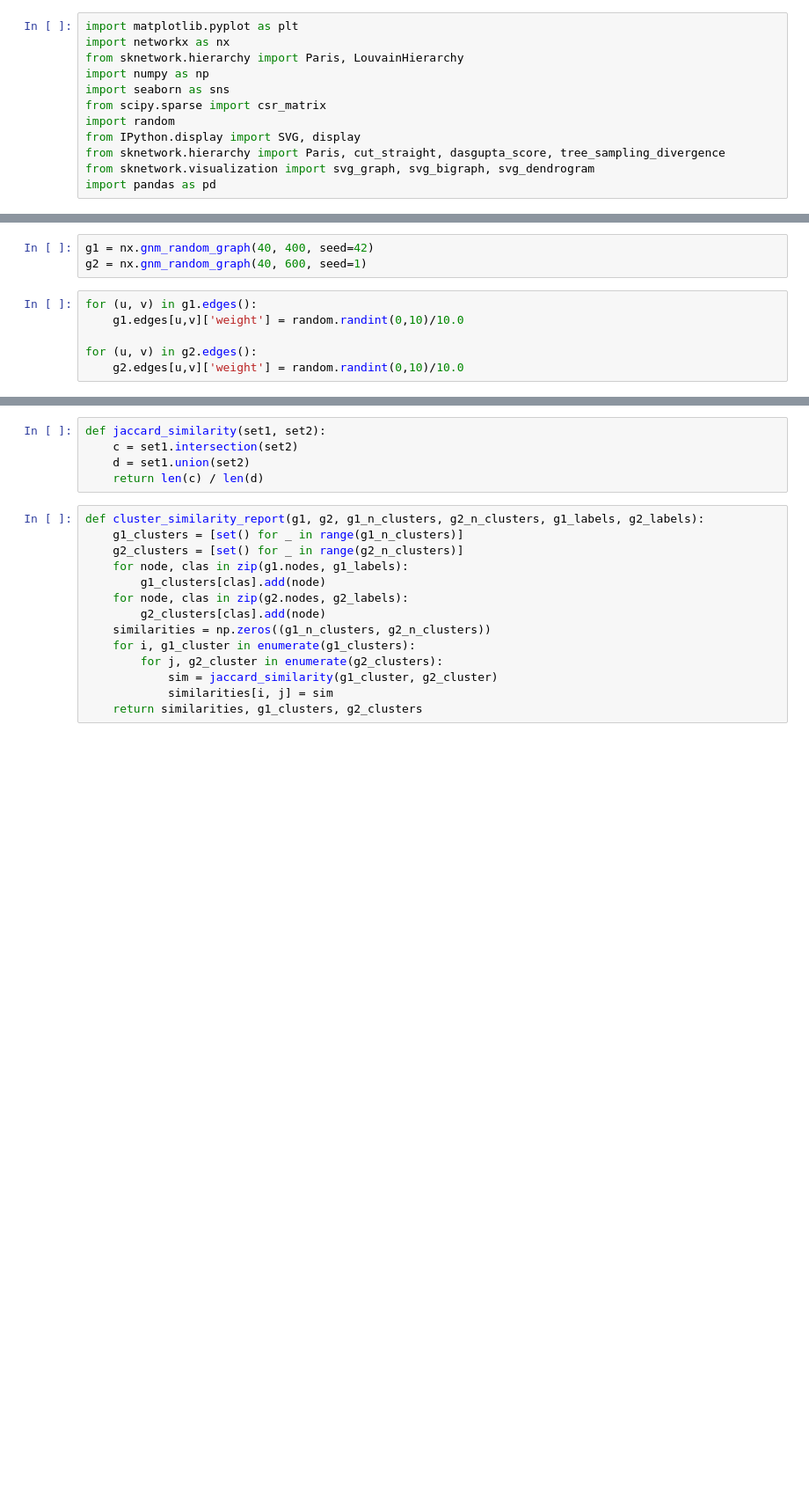
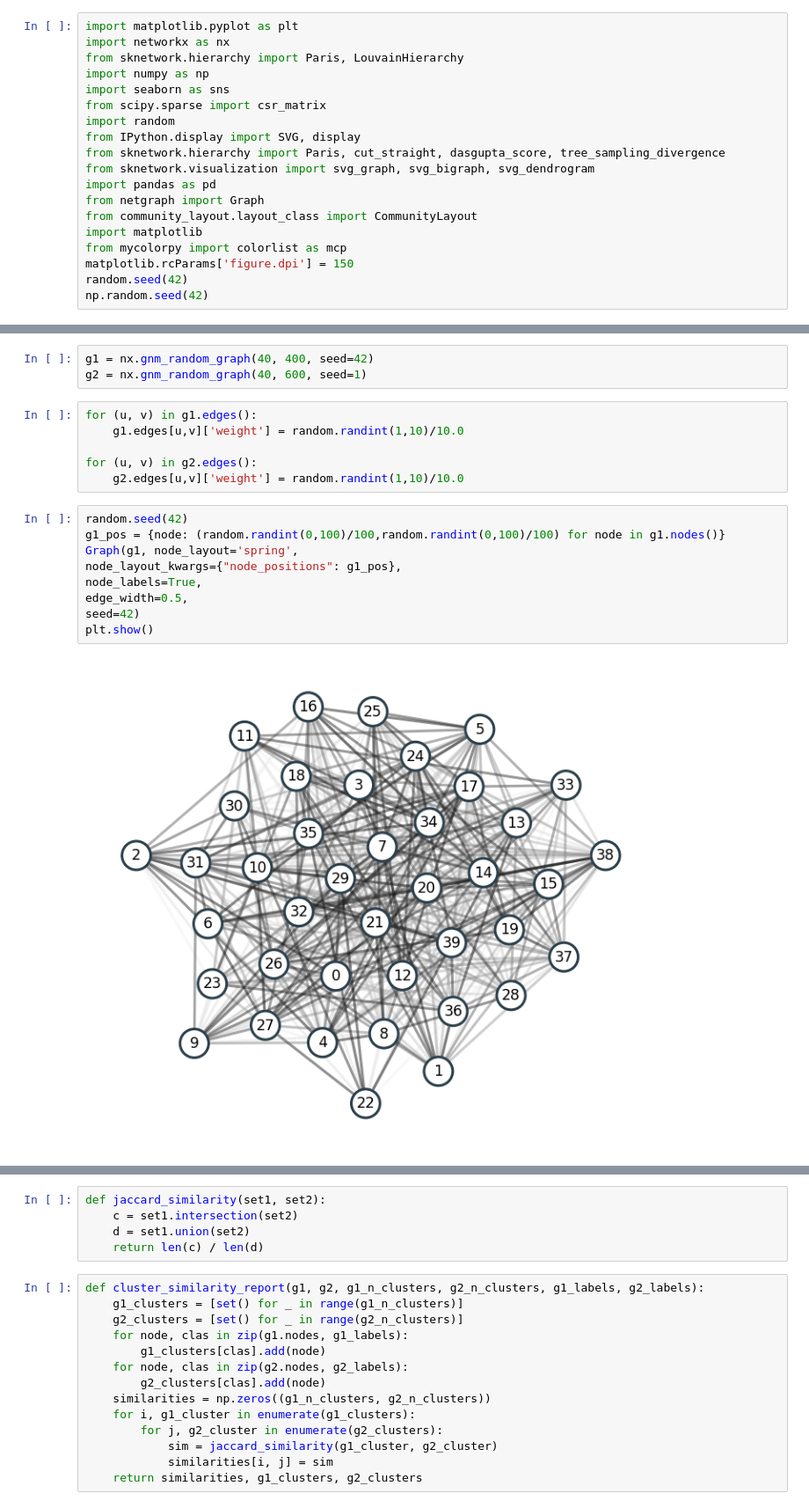
Before and after one commit to WojciechGierulski/TASS23Z, a Jupyter notebook: clustering/clustering.ipynb, the cells around one changed output, grey strips where cells are left out. Shown at 88% size. Drawn from its saved outputs; the diff is of its cells as text; blank space fills up the shorter version.

```diff
--- a/clustering/clustering.ipynb
+++ b/clustering/clustering.ipynb
@@ -10,3 +10,10 @@ from IPython.display import SVG, display
 from sknetwork.hierarchy import Paris, cut_straight, dasgupta_score, tree_sampling_divergence
 from sknetwork.visualization import svg_graph, svg_bigraph, svg_dendrogram
 import pandas as pd
+from netgraph import Graph
+from community_layout.layout_class import CommunityLayout
+import matplotlib
+from mycolorpy import colorlist as mcp
+matplotlib.rcParams['figure.dpi'] = 150
+random.seed(42)
+np.random.seed(42)
@@ -15,8 +24,19 @@ g1 = nx.gnm_random_graph(40, 400, seed=42)
 g2 = nx.gnm_random_graph(40, 600, seed=1)
 # %%
 for (u, v) in g1.edges():
-    g1.edges[u,v]['weight'] = random.randint(0,10)/10.0
+    g1.edges[u,v]['weight'] = random.randint(1,10)/10.0
 
 for (u, v) in g2.edges():
-    g2.edges[u,v]['weight'] = random.randint(0,10)/10.0
+    g2.edges[u,v]['weight'] = random.randint(1,10)/10.0
+# %%
+random.seed(42)
+g1_pos = {node: (random.randint(0,100)/100,random.randint(0,100)/100) for node in g1.nodes()}
+Graph(g1, node_layout='spring',
+node_layout_kwargs={"node_positions": g1_pos},
+node_labels=True,
+edge_width=0.5,
+seed=42)
+plt.show()
+# %% [output]
+[figure, added]
 # %%
```
Also changed, not shown: parts of 13 cells of this notebook.
